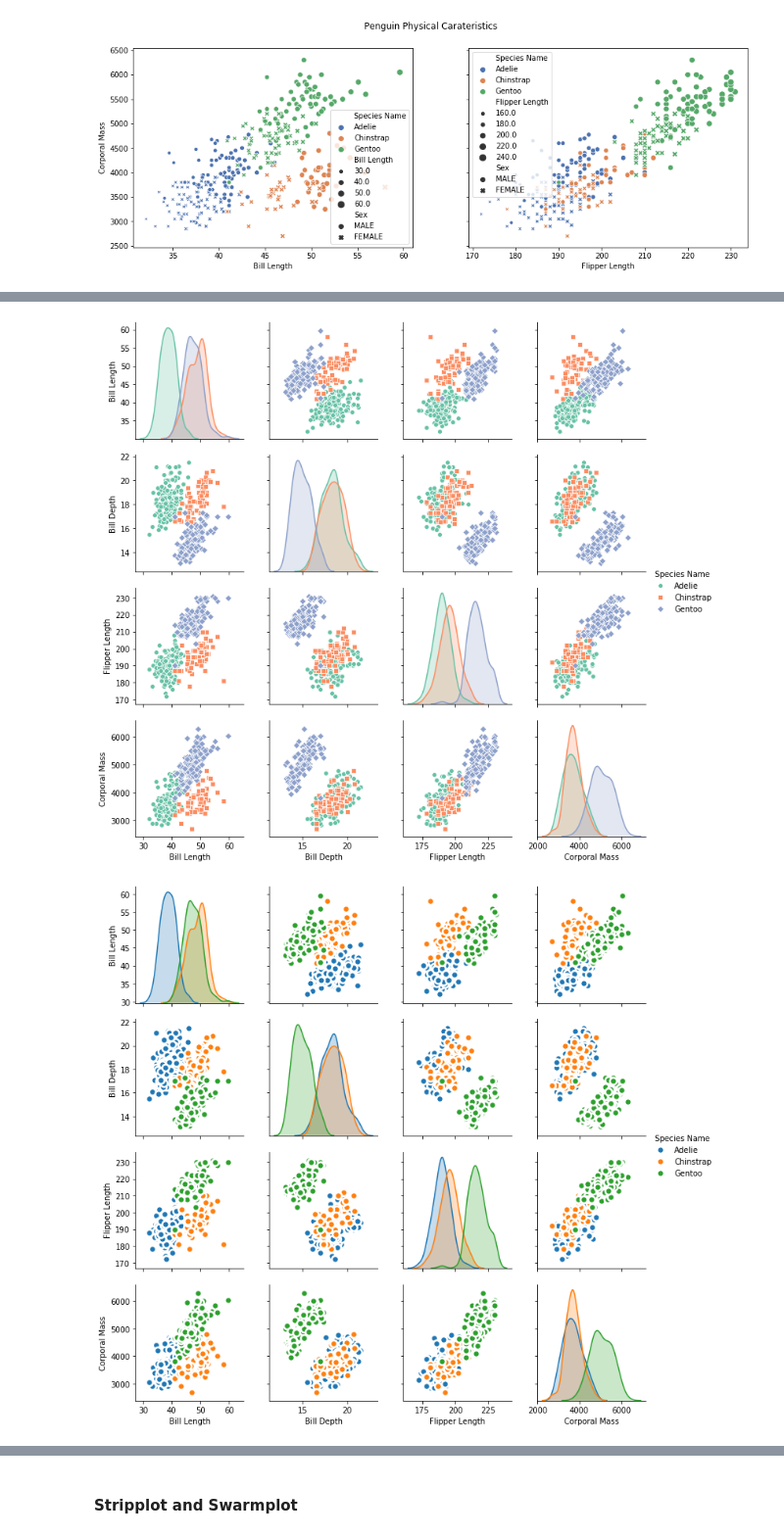
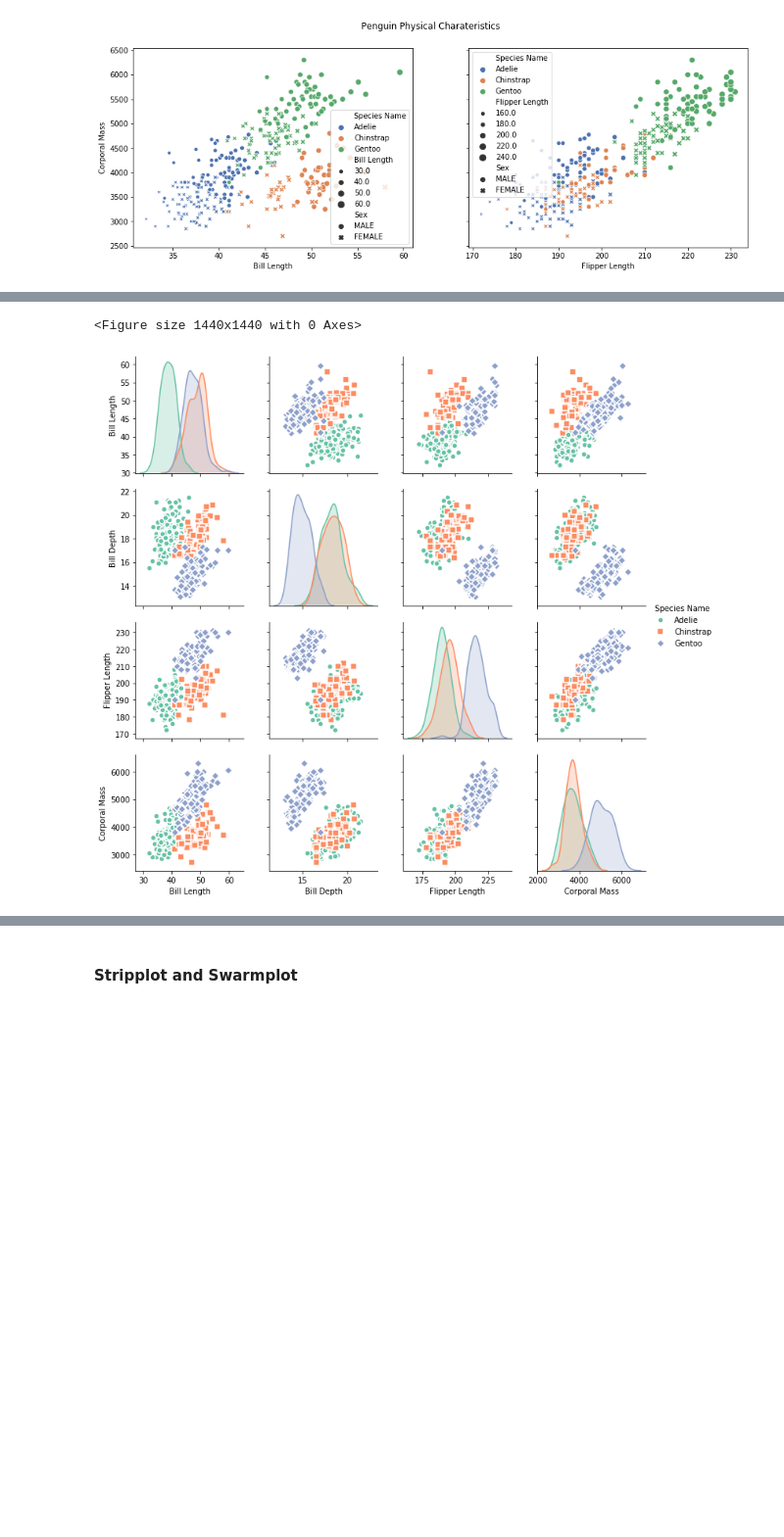
Before and after one commit to Tlacateccatl/Animal-Data-Visualization-Exploratory-Data-Analysis, a Jupyter notebook: PenguinCode.ipynb, the cells around one changed output, grey strips where cells are left out. Shown at 98% size. Cells and saved outputs as stored; diff of their text form; code cells hidden in the pictures; blank space fills up the shorter version.

```diff
--- a/PenguinCode.ipynb
+++ b/PenguinCode.ipynb
@@ -201,11 +206,7 @@ sns.scatterplot(data=animalsDf, x= "Flipper Length", y="Corporal Mass", hue="Spe
 # %%
-
-sns.pairplot(animalsDf, kind="scatter", hue="Species Name", markers=["o", "s", "D"], palette="Set2")
+plt.figure(figsize=(20,20))
+sns.pairplot(animalsDf, kind="scatter", hue="Species Name", markers=["o", "s", "D"],palette="Set2", plot_kws=dict(s=50, edgecolor="white", linewidth=1.5))
 plt.show()
-
-
-sns.pairplot(animalsDf, kind="scatter", hue="Species Name", plot_kws=dict(s=80, edgecolor="white", linewidth=2.5))
-plt.show()
 # %% [output]
+<Figure size 1440x1440 with 0 Axes>
-[figure, old version]
+[figure, new version]
-[figure, removed]
```
Also changed, not shown: parts of 29 cells of this notebook.
